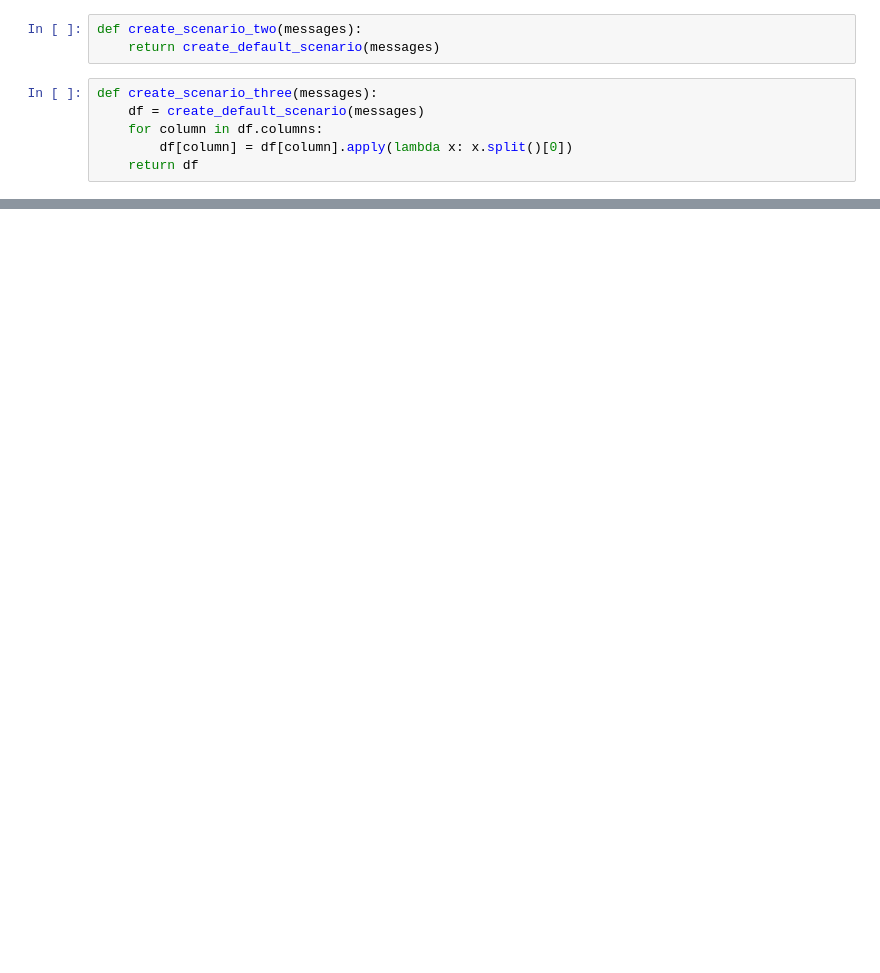
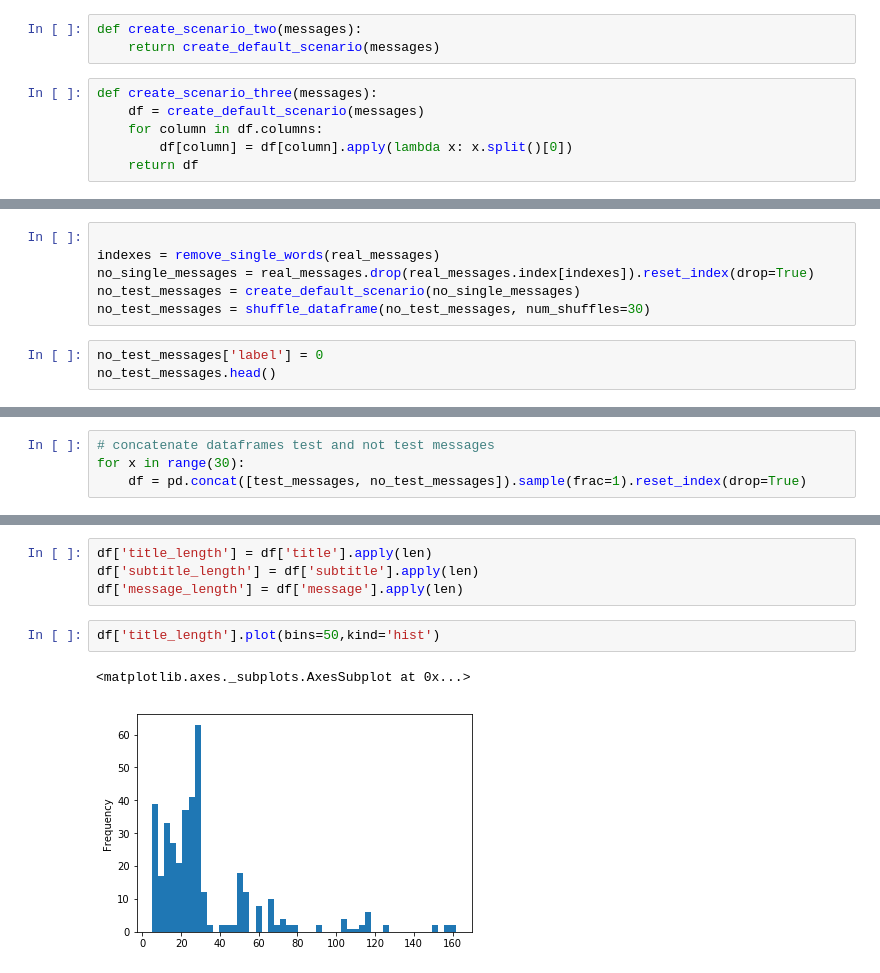
Before and after one commit to darrylbalderas/test-message-detector, a Jupyter notebook: test-message-detector.ipynb, the cells around one changed output, grey strips where cells are left out. Cells and saved outputs as stored; diff of their text form; blank space fills up the shorter version.

```diff
--- a/test-message-detector.ipynb
+++ b/test-message-detector.ipynb
@@ -229,0 +232,9 @@ create_scenario_four(no_single_messages).head()
+# %%
+
+indexes = remove_single_words(real_messages)
+no_single_messages = real_messages.drop(real_messages.index[indexes]).reset_index(drop=True)
+no_test_messages = create_default_scenario(no_single_messages)
+no_test_messages = shuffle_dataframe(no_test_messages, num_shuffles=30)
+# %%
+no_test_messages['label'] = 0
+no_test_messages.head()
@@ -229,0 +248,4 @@ create_scenario_four(no_single_messages).head()
+# %%
+# concatenate dataframes test and not test messages
+for x in range(30):
+    df = pd.concat([test_messages, no_test_messages]).sample(frac=1).reset_index(drop=True)
@@ -229,0 +269,9 @@ create_scenario_four(no_single_messages).head()
+# %%
+df['title_length'] = df['title'].apply(len)
+df['subtitle_length'] = df['subtitle'].apply(len)
+df['message_length'] = df['message'].apply(len)
+# %%
+df['title_length'].plot(bins=50,kind='hist')
+# %% [output]
+<matplotlib.axes._subplots.AxesSubplot at 0x...>
+[figure, added]
```
Also changed, not shown: parts of 18 cells of this notebook.
